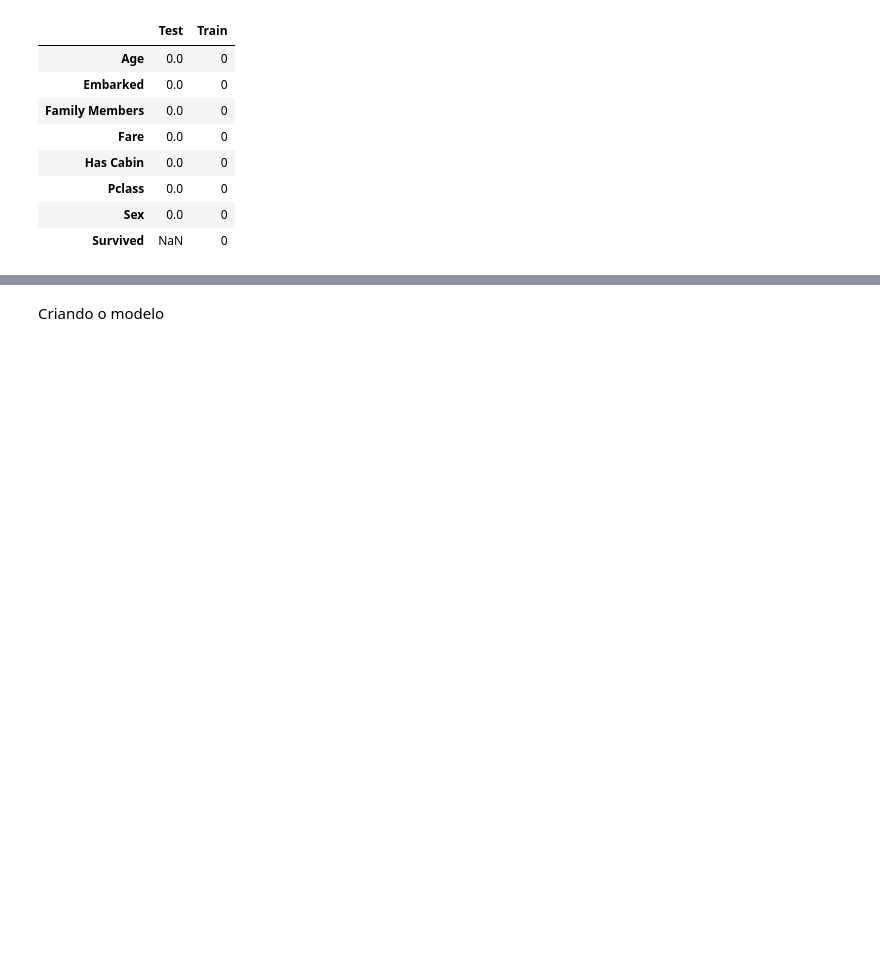
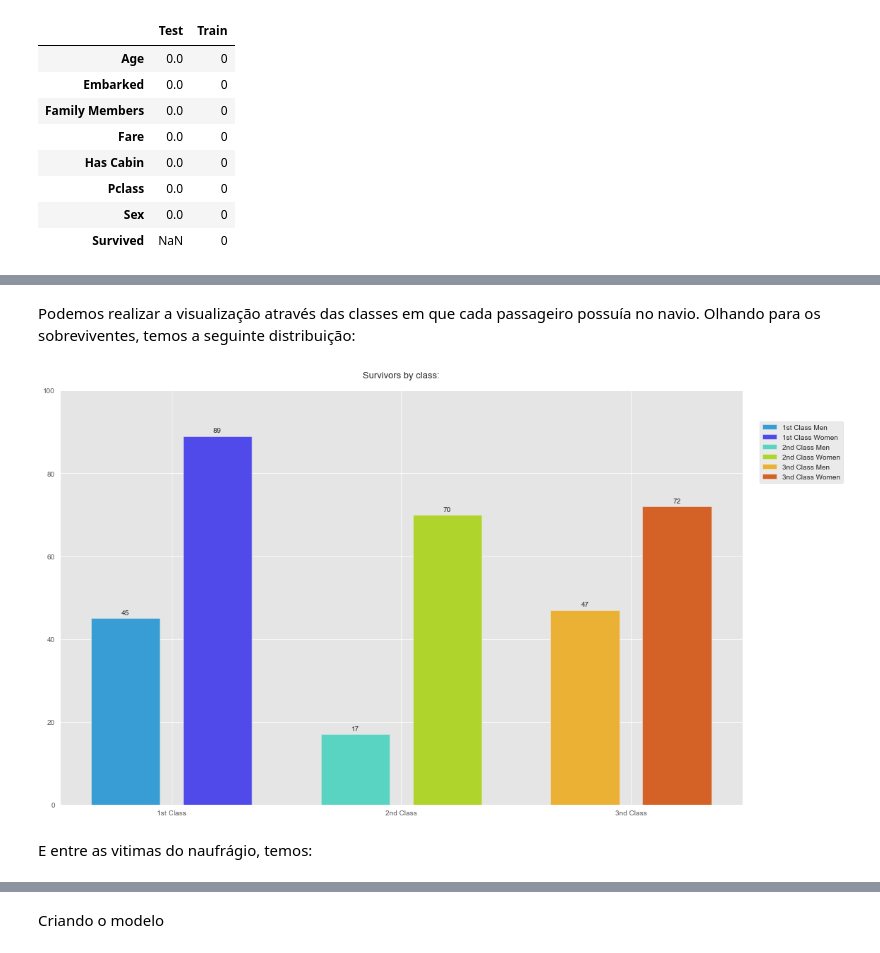
Before and after one commit to ahpqmiranda/dasboards, a Jupyter notebook: data/titanic decision tree/titanic decision tree.ipynb, the cells around one changed output, grey strips where cells are left out. Cells and saved outputs as stored; diff of their text form; code cells hidden in the pictures; blank space fills up the shorter version.

```diff
--- a/data/titanic decision tree/titanic decision tree.ipynb
+++ b/data/titanic decision tree/titanic decision tree.ipynb
@@ -188 +270,37 @@ survived_vs_class = new_data_train[['Pclass', 'Survived', 'Sex_male', 'Sex_femal
+# %% [markdown]
+Podemos realizar a visualização através das classes em que cada passageiro possuía no navio.
+Olhando para os sobreviventes, temos a seguinte distribuição:
+# %%
+survives = new_data_train.loc[ :, ('Pclass', 'Survived', 'Sex_male', 'Sex_female')]
+survives = survives[(survives.Survived == 1)]
+survives.drop(['Survived'], axis=1, inplace=True)
+labels = ['1st Class', '2nd Class', '3nd Class']
+width = 0.15
+x = np.arange(1)
+fig, ax = plt.subplots(figsize=(16, 9))
+c1 = ax.bar(x -0.60, len(survives[(survives.Pclass == 1) & (survives.Sex_male == 1)]), width, label='1st Class Men', color='#379DD4')
+c2 = ax.bar(x -0.40, len(survives[(survives.Pclass == 1) & (survives.Sex_female == 1)]), width, label='1st Class Women', color='#514AEB')
+c3 = ax.bar(x - 0.10, len(survives[(survives.Pclass == 2) & (survives.Sex_male == 1)]), width, label='2nd Class Men', color='#59D4C3')
+c4 = ax.bar(x + 0.10, len(survives[(survives.Pclass == 2) & (survives.Sex_female == 1)]), width, label='2nd Class Women', color='#AFD42C')
+c5 = ax.bar(x + 0.40, len(survives[(survives.Pclass == 3) & (survives.Sex_male == 1)]), width, label='3nd Class Men', color='#EAB135')
+c6 = ax.bar(x+ 0.60, len(survives[(survives.Pclass == 3) & (survives.Sex_female == 1)]), width, label='3nd Class Women', color='#D46126')
+
+ax.legend(bbox_to_anchor=(1.01, 0.95), loc=2, borderaxespad=1.5)
+ax.set_title('Survivors by class:', y=1.02, size=13)
+ax.set_xticks([-0.50, 0, 0.50], labels=labels)
+ax.set_yticks([x * 20 for x in range(6)])
+
+ax.bar_label(c1, padding=3)
+ax.bar_label(c2, padding=3)
+ax.bar_label(c3, padding=3)
+ax.bar_label(c4, padding=3)
+ax.bar_label(c5, padding=3)
+ax.bar_label(c6, padding=3)
+
+fig.tight_layout()
+plt.show()
+# %% [output]
+[figure, added]
+# %% [markdown]
+E entre as vitimas do naufrágio, temos:
 # %%
```
Also changed, not shown: parts of 18 cells of this notebook, 3 other files.
